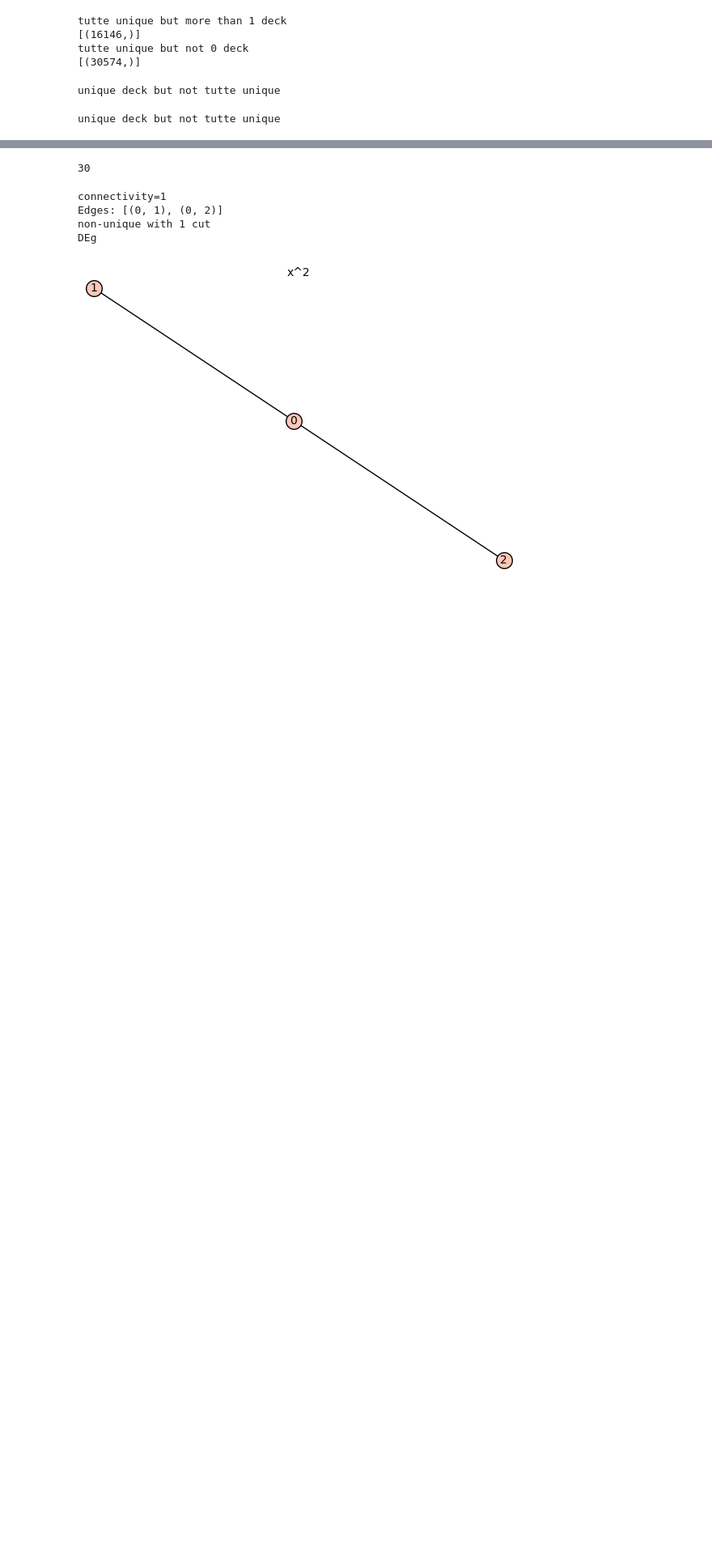
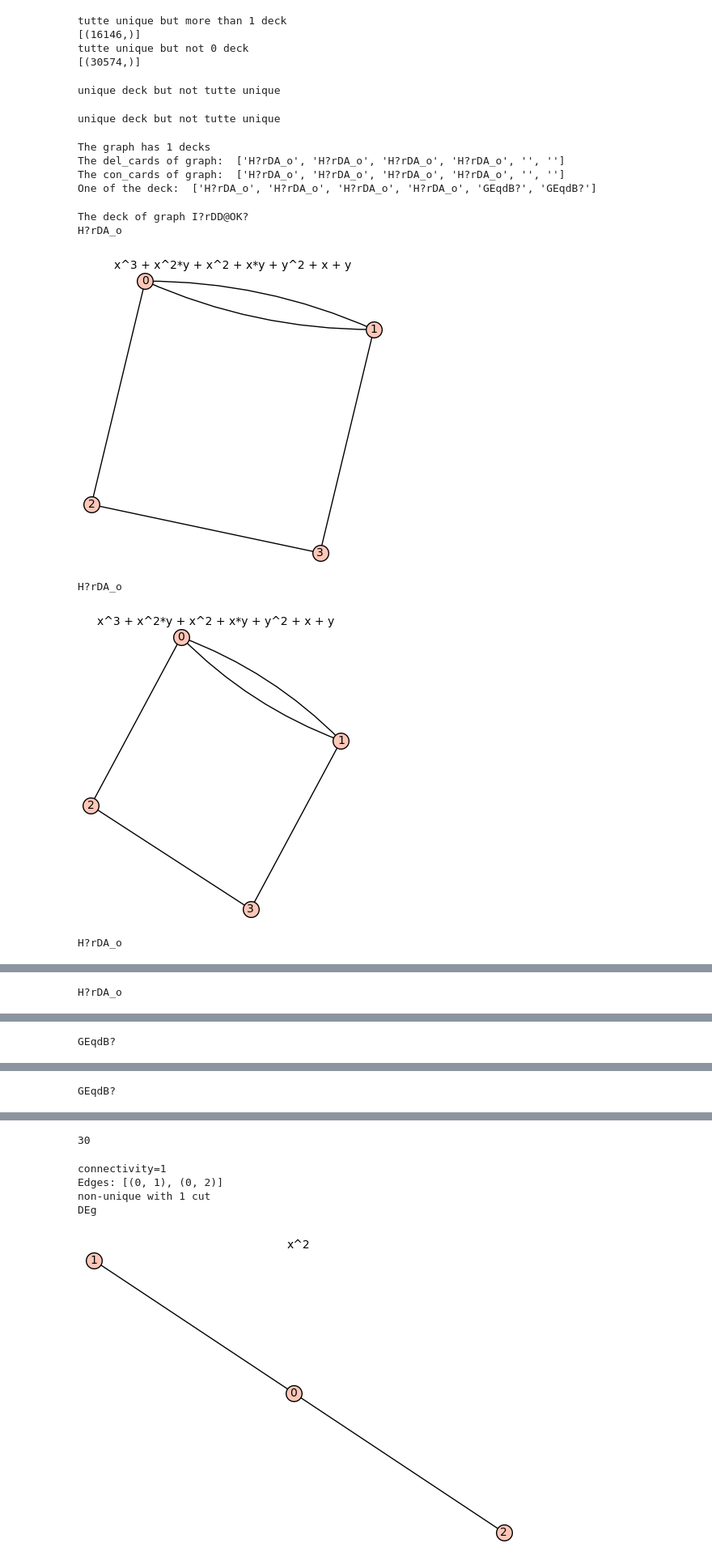
Before and after one commit to JessieHex/tutte_polynomial, a Jupyter notebook: 30 graphs that have unique decks but are not TU.ipynb, the cells around one changed output, grey strips where cells are left out. Shown at 81% size. Drawn from its saved outputs; the diff is of its cells as text; code cells hidden in the pictures; blank space fills up the shorter version.

Commit message:
add plotDeck and printDeck

```diff
--- a/30 graphs that have unique decks but are not TU.ipynb
+++ b/30 graphs that have unique decks but are not TU.ipynb
@@ -451,0 +440,55 @@ def to_deck(del_cards, con_cards):
+# %%
+# if n_deck>0 return a deck
+def to_deck(del_cards, con_cards):
+    deck = []
+    for i, d_card in enumerate(del_cards):
+        if d_card:
+            deck.append(d_card)
+        elif con_cards[i]:
+            deck.append(con_cards[i])
+        else:
+            raise ValueError(f"no deck exists, missing card at index {i}")
+    return deck
+
+# Plot one of the decks, raise error if no deck exists
+def plotDeck(g6):
+    cur = D.get_cursor()
+    q = f"select del_cards, con_cards from TP where graph6='{g6}'"
+    result = cur.execute(q).fetchall()
+    del_cards, con_cards =  result[0]
+    del_cards = del_cards.split(",")
+    con_cards = con_cards.split(",")
+    deck = to_deck(del_cards, con_cards)
+    print(f"The deck of graph {g6}")
+    plotGraphsFromG6(deck)
+
+def printDeck(g6):
+    cur = D.get_cursor()
+    q = f"select del_cards, con_cards, n_deck from TP where graph6='{g6}'"
+    result = cur.execute(q).fetchall()
+    del_cards, con_cards, n_deck =  result[0]
+    del_cards = del_cards.split(",")
+    con_cards = con_cards.split(",")
+    print(f"The graph has {n_deck} decks")
+    print(f"The del_cards of graph: ", del_cards)
+    print(f"The con_cards of graph: ", del_cards)
+    deck = to_deck(del_cards, con_cards)
+    print("One of the deck: ", deck)
+# %%
+## example, print deck
+printDeck("I?rDD@OK?")
+# %% [output]
+The graph has 1 decks
+The del_cards of graph:  ['H?rDA_o', 'H?rDA_o', 'H?rDA_o', 'H?rDA_o', '', '']
+The con_cards of graph:  ['H?rDA_o', 'H?rDA_o', 'H?rDA_o', 'H?rDA_o', '', '']
+One of the deck:  ['H?rDA_o', 'H?rDA_o', 'H?rDA_o', 'H?rDA_o', 'GEqdB?', 'GEqdB?']
+# %%
+## example, plot deck
+plotDeck("I?rDD@OK?")
+# %% [output]
+The deck of graph I?rDD@OK?
+H?rDA_o
+[figure, added]
+H?rDA_o
+[figure, added]
+H?rDA_o
@@ -451,0 +496 @@ def to_deck(del_cards, con_cards):
+H?rDA_o
@@ -451,0 +498 @@ def to_deck(del_cards, con_cards):
+GEqdB?
@@ -451,0 +500 @@ def to_deck(del_cards, con_cards):
+GEqdB?
```
Also changed, not shown: parts of 3 cells of this notebook.
